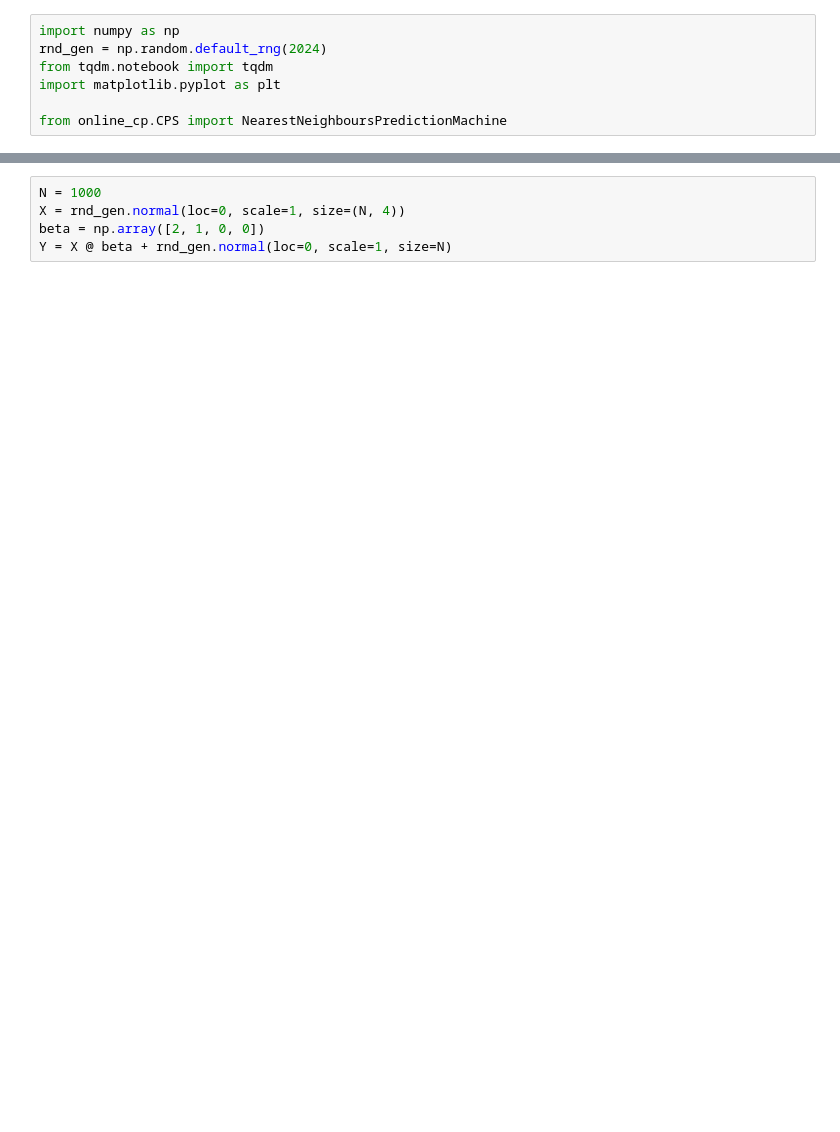
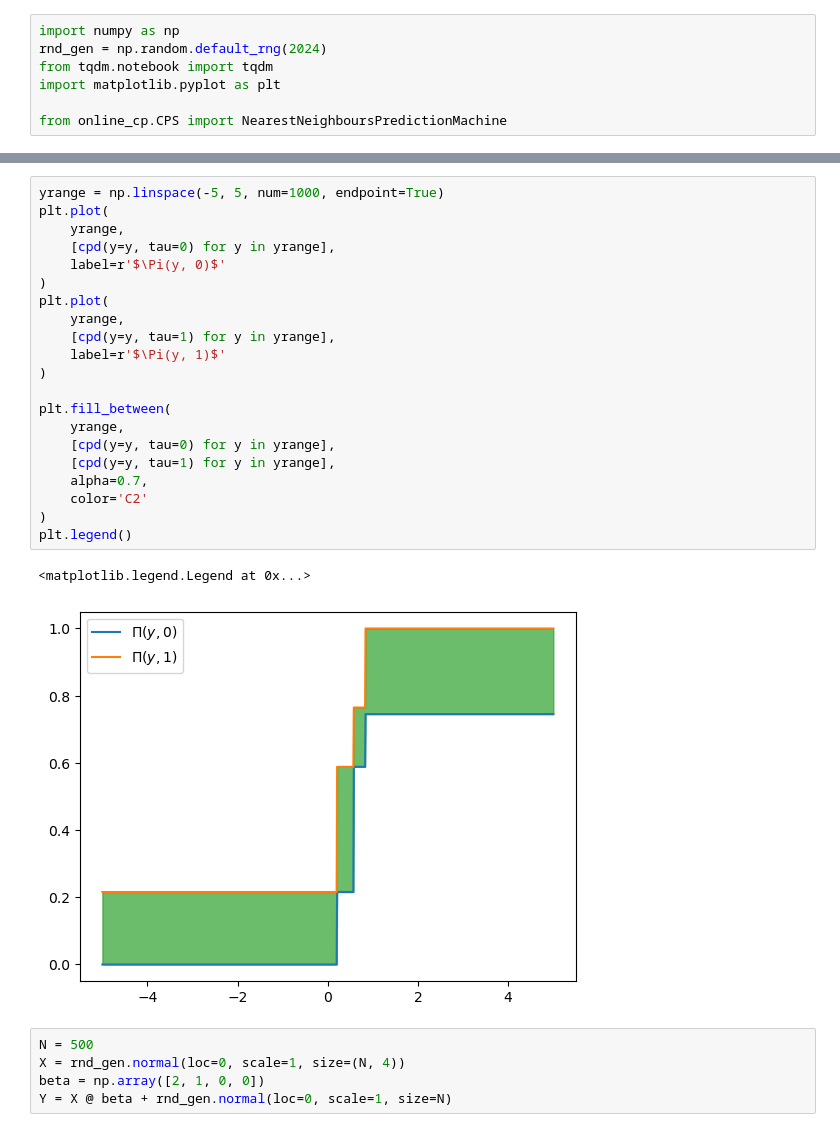
Before and after one commit to egonmedhatten/online-cp, a Jupyter notebook: notebooks/test_cps.ipynb, the cells around one changed output, grey strips where cells are left out. Cells and saved outputs as stored; diff of their text form; blank space fills up the shorter version.

```diff
--- a/notebooks/test_cps.ipynb
+++ b/notebooks/test_cps.ipynb
@@ -8,5 +17,29 @@ from online_cp.CPS import NearestNeighboursPredictionMachine
+# %%
+yrange = np.linspace(-5, 5, num=1000, endpoint=True)
+plt.plot(
+    yrange,
+    [cpd(y=y, tau=0) for y in yrange],
+    label=r'$\Pi(y, 0)$'
+)
+plt.plot(
+    yrange,
+    [cpd(y=y, tau=1) for y in yrange],
+    label=r'$\Pi(y, 1)$'
+)
+
+plt.fill_between(
+    yrange,
+    [cpd(y=y, tau=0) for y in yrange],
+    [cpd(y=y, tau=1) for y in yrange],
+    alpha=0.7,
+    color='C2'
+)
+plt.legend()
+# %% [output]
+<matplotlib.legend.Legend at 0x...>
+[figure, added]
 # %%
-N = 1000
+N = 500
 X = rnd_gen.normal(loc=0, scale=1, size=(N, 4))
 beta = np.array([2, 1, 0, 0])
 Y = X @ beta + rnd_gen.normal(loc=0, scale=1, size=N)
```
Also changed, not shown: parts of 4 cells of this notebook, 5 other files.
